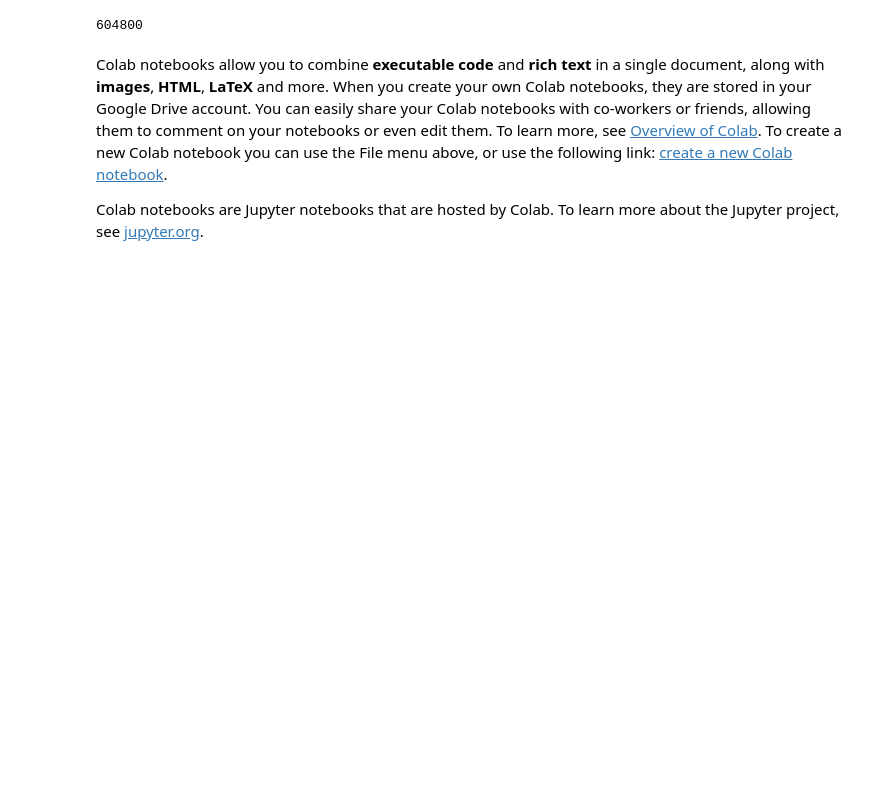
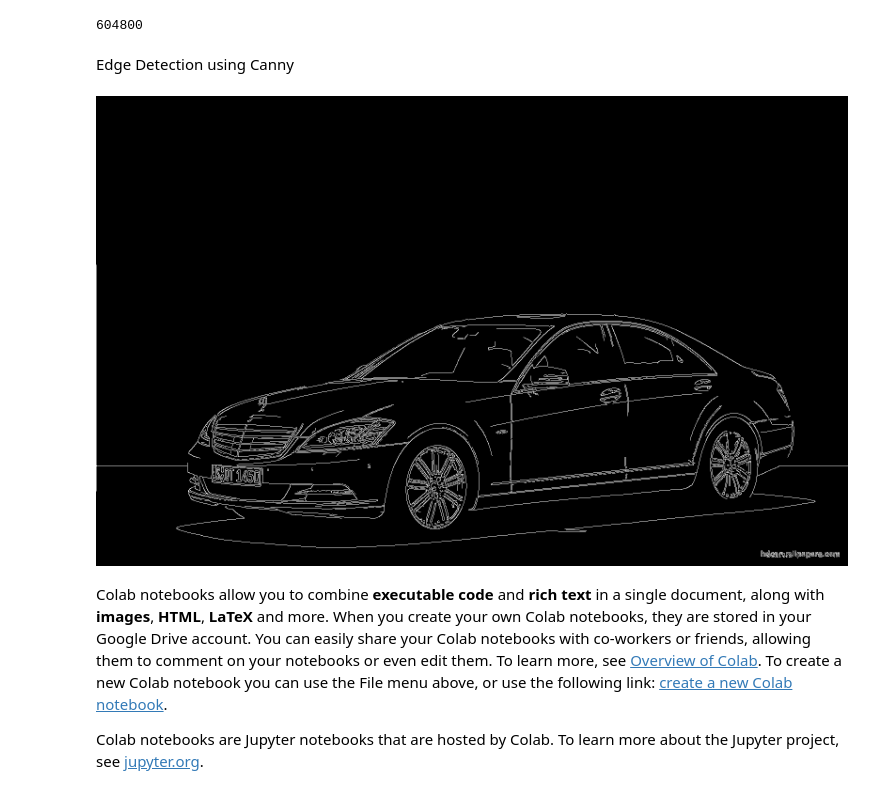
Before and after one commit to Saksheee1408/AI, a Jupyter notebook: Welcome_To_Colab.ipynb, the cells around one changed output. Drawn from its saved outputs; the diff is of its cells as text; code cells hidden in the pictures; blank space fills up the shorter version.

```diff
--- a/Welcome_To_Colab.ipynb
+++ b/Welcome_To_Colab.ipynb
@@ -75,6 +114,14 @@ seconds_in_a_week = 7 * seconds_in_a_day
 seconds_in_a_week
 # %% [output]
 604800
+# %% [markdown]
+Edge Detection using Canny
+# %%
+img = cv2.imread("CAR.jpg")
+edges  = cv2.Canny(img,100,200)
+cv2_imshow(edges)
+# %% [output]
+[figure, added]
 # %% [markdown]
 Colab notebooks allow you to combine **executable code** and **rich text** in a single document, along with **images**, **HTML**, **LaTeX** and more. When you create your own Colab notebooks, they are stored in your Google Drive account. You can easily share your Colab notebooks with co-workers or friends, allowing them to comment on your notebooks or even edit them. To learn more, see [Overview of Colab](/notebooks/basic_features_overview.ipynb). To create a new Colab notebook you can use the File menu above, or use the following link: [create a new Colab notebook](http://colab.research.google.com#create=true).
 
```
Also changed, not shown: parts of 16 cells of this notebook.
